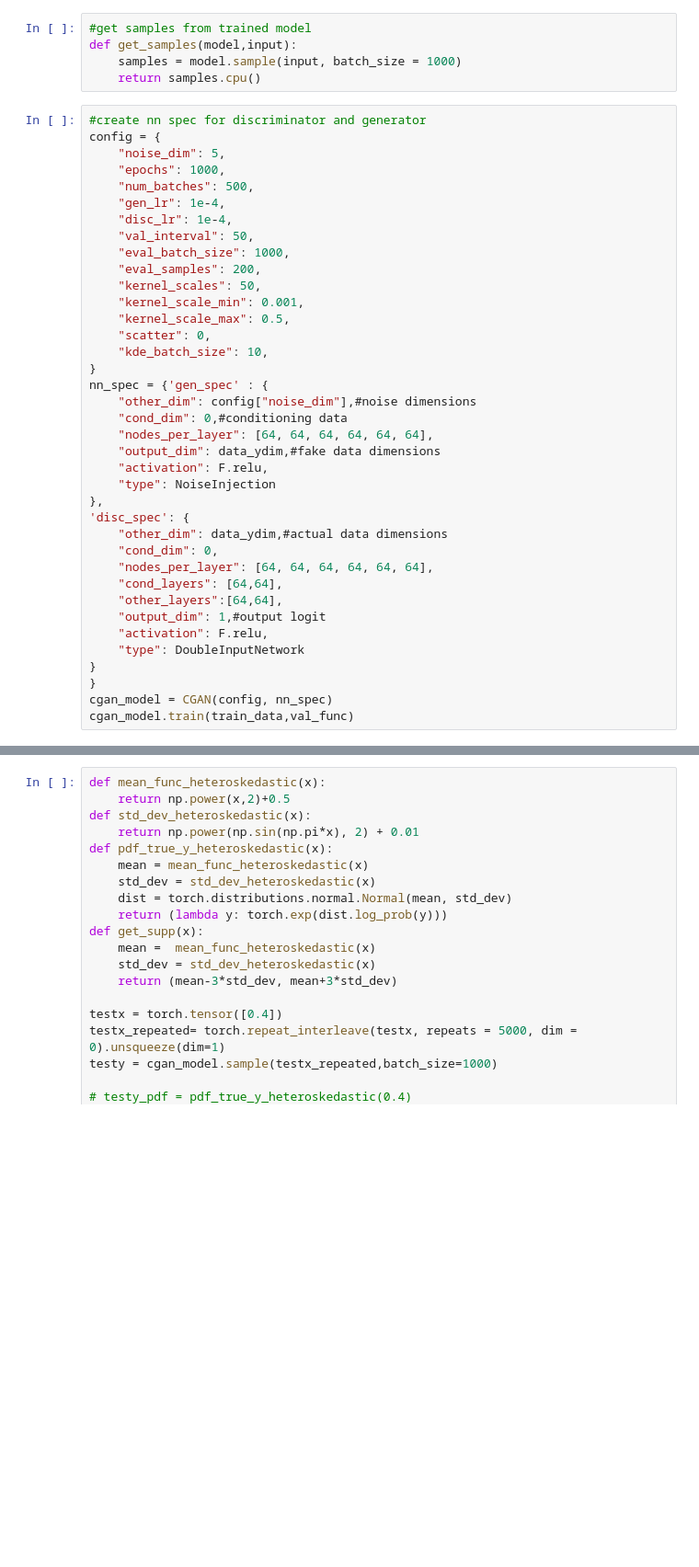
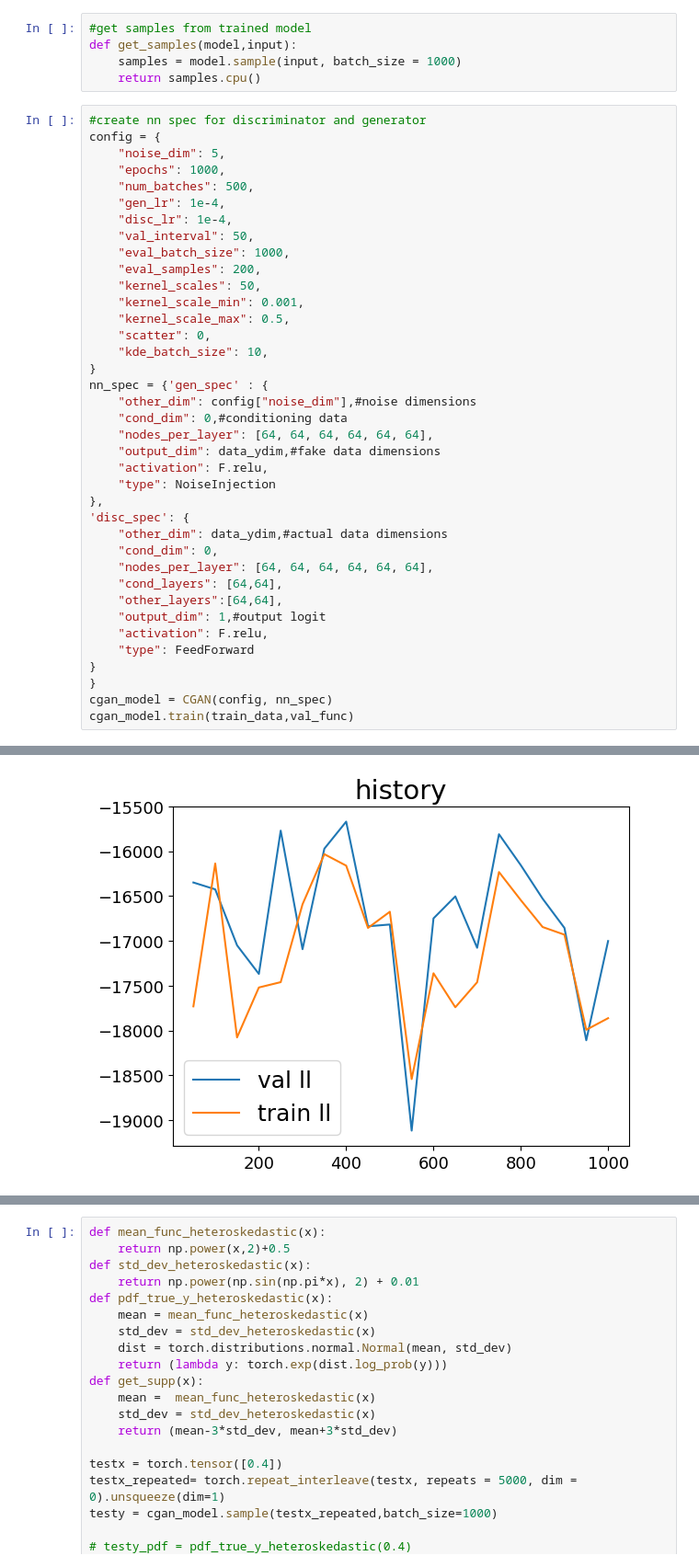
Before and after one commit to ltyap/MSc-Thesis, a Jupyter notebook: GAN_implementation.ipynb, the cells around one changed output, grey strips where cells are left out. Shown at 92% size. Cells and saved outputs as stored; diff of their text form; blank space fills up the shorter version.

```diff
--- a/GAN_implementation.ipynb
+++ b/GAN_implementation.ipynb
@@ -521,7 +504,7 @@ nn_spec = {'gen_spec' : {
     "other_layers":[64,64],
     "output_dim": 1,#output logit
     "activation": F.relu,
-    "type": DoubleInputNetwork
+    "type": FeedForward
 }
 }
 cgan_model = CGAN(config, nn_spec)
@@ -530,0 +530 @@ AttributeError: 'TabularDataset' object has no attribute 'xs'
+[figure, added]
```
Also changed, not shown: parts of 8 cells of this notebook, 59 other files.
